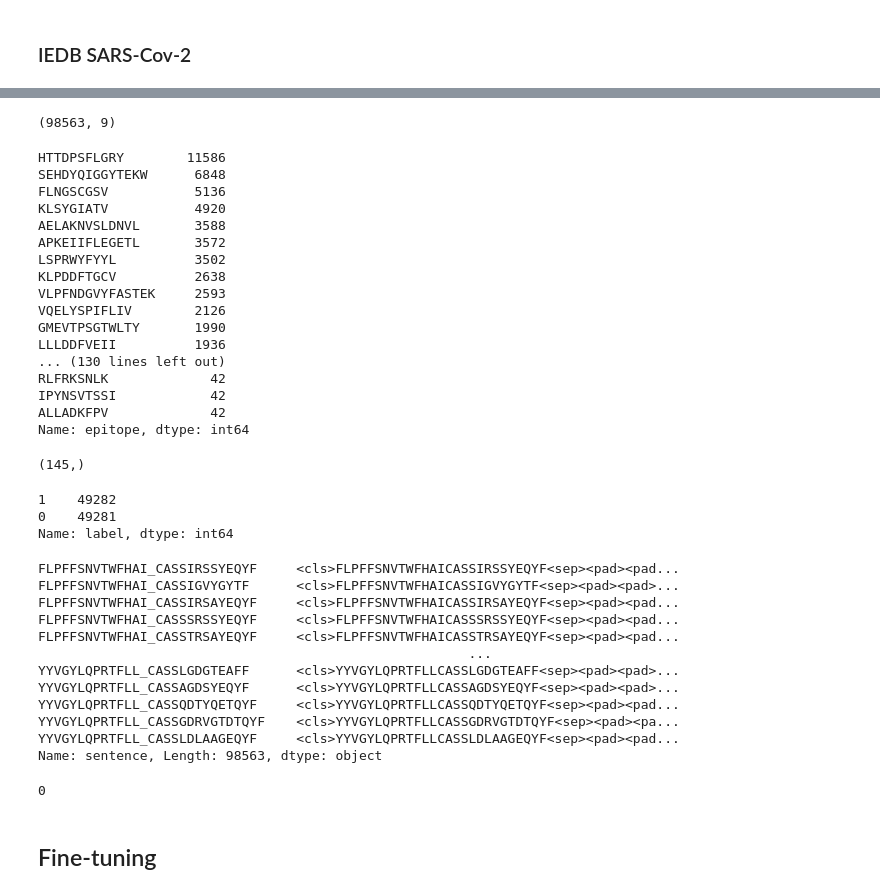
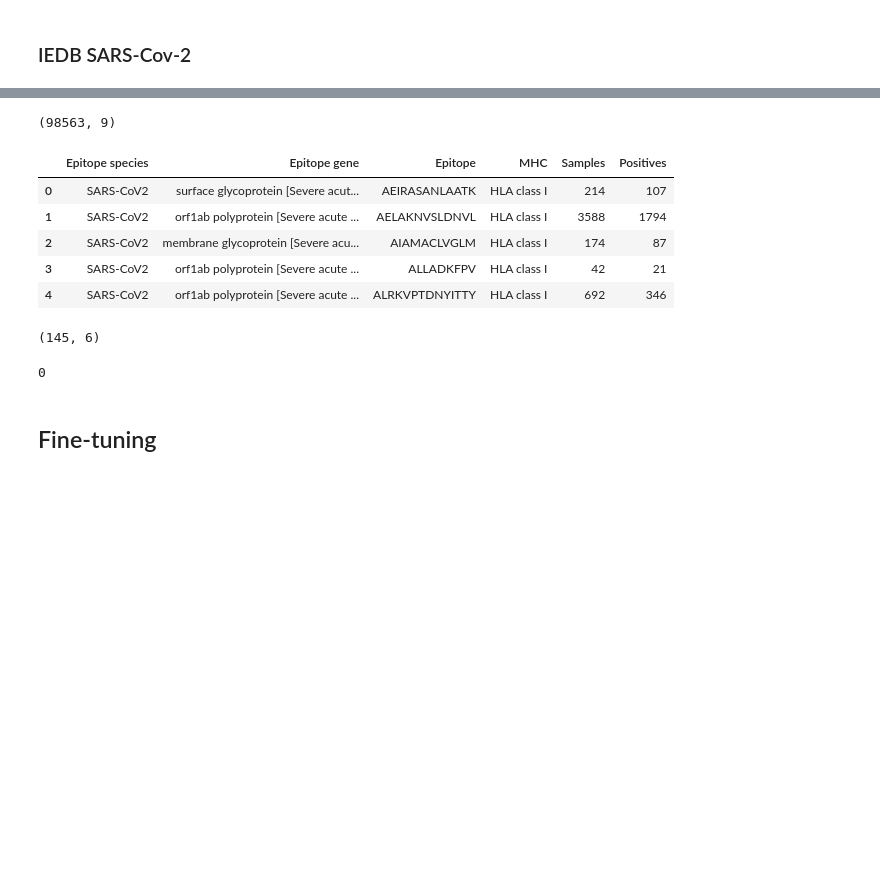
Before and after one commit to luseedbio/TCRBert, a Jupyter notebook: notebook/exp1.ipynb, the cells around one changed output, grey strips where cells are left out. Drawn from its saved outputs; the diff is of its cells as text; code cells hidden in the pictures; blank space fills up the shorter version.

```diff
--- a/notebook/exp1.ipynb
+++ b/notebook/exp1.ipynb
@@ -147,61 +152,40 @@ Name: sentence, Length: 25138, dtype: object
 # %%
 from tcrbert.dataset import TCREpitopeSentenceDataset, CN
 
-train_ds = TCREpitopeSentenceDataset.from_key('iedb_sars2')
+data_key = 'iedb_sars2'
+train_ds = TCREpitopeSentenceDataset.from_key(data_key)
 train_df = train_ds.df_enc
 
 sent_encoder = train_ds.encoder
 
 display(train_df.head(), train_df.shape)
-tmp = train_df.epitope.value_counts()
-display(tmp, tmp.shape)
-display(train_df.label.value_counts())
 
-display(train_df[train_ds.CN_SENTENCE].map(lambda x: ''.join(sent_encoder.to_tokens(x))))
+summary_df = summary_train_df(train_df)
+display(summary_df.head(), summary_df.shape)
+summary_df.to_csv('%s/summary_%s.csv' % (outdir, data_key))
+
+# tmp = train_df.epitope.value_counts()
+# display(tmp, tmp.shape)
+# display(train_df.label.value_counts())
+# display(train_df[train_ds.CN_SENTENCE].map(lambda x: ''.join(sent_encoder.to_tokens(x))))
 
 np.count_nonzero(train_df[CN.epitope] == 'YLQPRTFLL')
 # %% [output]
 |  | epitope | epitope_gene | epitope_species | species | cdr3b | mhc | source | label | sentence |
 | FLPFFSNVTWFHAI_CASSIRSSYEQYF | FLPFFSNVTWFHAI | surface glycoprotein [Severe acut... | SARS-CoV2 | human | CASSIRSSYEQYF | HLA class I | IEDB | 1 | [2, 10, 15, 19, 10, 10, 22, 17, 2... |
 | FLPFFSNVTWFHAI_CASSIGVYGYTF | FLPFFSNVTWFHAI | surface glycoprotein [Severe acut... | SARS-CoV2 | human | CASSIGVYGYTF | HLA class I | IEDB | 1 | [2, 10, 15, 19, 10, 10, 22, 17, 2... |
 | FLPFFSNVTWFHAI_CASSIRSAYEQYF | FLPFFSNVTWFHAI | surface glycoprotein [Severe acut... | SARS-CoV2 | human | CASSIRSAYEQYF | HLA class I | IEDB | 1 | [2, 10, 15, 19, 10, 10, 22, 17, 2... |
 | FLPFFSNVTWFHAI_CASSSRSSYEQYF | FLPFFSNVTWFHAI | surface glycoprotein [Severe acut... | SARS-CoV2 | human | CASSSRSSYEQYF | HLA class I | IEDB | 1 | [2, 10, 15, 19, 10, 10, 22, 17, 2... |
 | FLPFFSNVTWFHAI_CASSTRSAYEQYF | FLPFFSNVTWFHAI | surface glycoprotein [Severe acut... | SARS-CoV2 | human | CASSTRSAYEQYF | HLA class I | IEDB | 1 | [2, 10, 15, 19, 10, 10, 22, 17, 2... |
 (98563, 9)
+|  | Epitope species | Epitope gene | Epitope | MHC | Samples | Positives |
+| 0 | SARS-CoV2 | surface glycoprotein [Severe acut... | AEIRASANLAATK | HLA class I | 214 | 107 |
+| 1 | SARS-CoV2 | orf1ab polyprotein [Severe acute ... | AELAKNVSLDNVL | HLA class I | 3588 | 1794 |
+| 2 | SARS-CoV2 | membrane glycoprotein [Severe acu... | AIAMACLVGLM | HLA class I | 174 | 87 |
+| 3 | SARS-CoV2 | orf1ab polyprotein [Severe acute ... | ALLADKFPV | HLA class I | 42 | 21 |
+| 4 | SARS-CoV2 | orf1ab polyprotein [Severe acute ... | ALRKVPTDNYITTY | HLA class I | 692 | 346 |
-HTTDPSFLGRY        11586
-SEHDYQIGGYTEKW      6848
-FLNGSCGSV           5136
-KLSYGIATV           4920
-AELAKNVSLDNVL       3588
-APKEIIFLEGETL       3572
-LSPRWYFYYL          3502
-KLPDDFTGCV          2638
-VLPFNDGVYFASTEK     2593
-VQELYSPIFLIV        2126
-GMEVTPSGTWLTY       1990
-LLLDDFVEII          1936
-... (130 lines left out)
-RLFRKSNLK             42
-IPYNSVTSSI            42
-ALLADKFPV             42
-Name: epitope, dtype: int64
+(145, 6)
-(145,)
+0
-1    49282
-0    49281
-Name: label, dtype: int64
-FLPFFSNVTWFHAI_CASSIRSSYEQYF     <cls>FLPFFSNVTWFHAICASSIRSSYEQYF<sep><pad><pad...
-FLPFFSNVTWFHAI_CASSIGVYGYTF      <cls>FLPFFSNVTWFHAICASSIGVYGYTF<sep><pad><pad>...
-FLPFFSNVTWFHAI_CASSIRSAYEQYF     <cls>FLPFFSNVTWFHAICASSIRSAYEQYF<sep><pad><pad...
-FLPFFSNVTWFHAI_CASSSRSSYEQYF     <cls>FLPFFSNVTWFHAICASSSRSSYEQYF<sep><pad><pad...
-FLPFFSNVTWFHAI_CASSTRSAYEQYF     <cls>FLPFFSNVTWFHAICASSTRSAYEQYF<sep><pad><pad...
-                                                       ...
-YYVGYLQPRTFLL_CASSLGDGTEAFF      <cls>YYVGYLQPRTFLLCASSLGDGTEAFF<sep><pad><pad>...
-YYVGYLQPRTFLL_CASSAGDSYEQYF      <cls>YYVGYLQPRTFLLCASSAGDSYEQYF<sep><pad><pad>...
-YYVGYLQPRTFLL_CASSQDTYQETQYF     <cls>YYVGYLQPRTFLLCASSQDTYQETQYF<sep><pad><pad...
-YYVGYLQPRTFLL_CASSGDRVGTDTQYF    <cls>YYVGYLQPRTFLLCASSGDRVGTDTQYF<sep><pad><pa...
-YYVGYLQPRTFLL_CASSLDLAAGEQYF     <cls>YYVGYLQPRTFLLCASSLDLAAGEQYF<sep><pad><pad...
-Name: sentence, Length: 98563, dtype: object
-0
 # %% [markdown]
 ## Fine-tuning
 # %%
```
Also changed, not shown: parts of 17 cells of this notebook, 2 other files.
